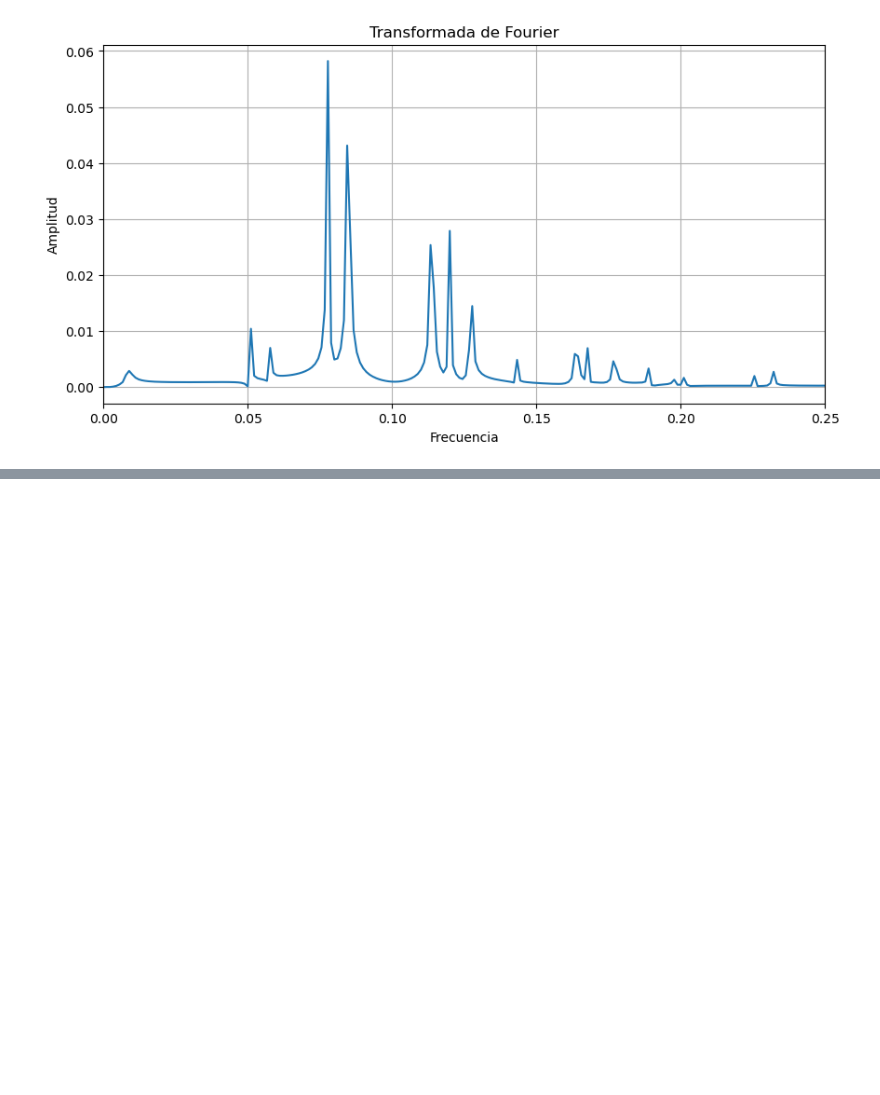
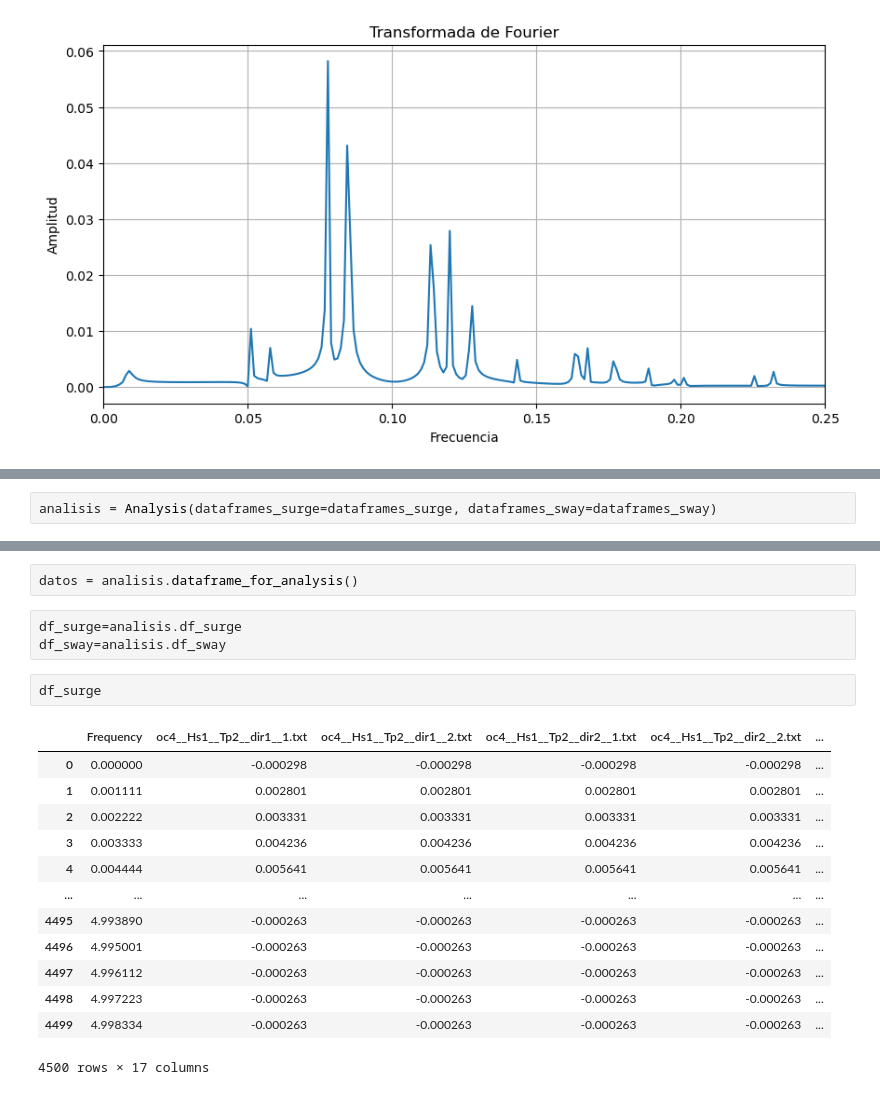
Before and after one commit to arturodmor/Mooring_anomaly_detector, a Jupyter notebook: notebooks/test_class.ipynb, the cells around one changed output, grey strips where cells are left out. Saved outputs shown, nothing was run; the diff lists cells and outputs as text; blank space fills up the shorter version.

```diff
--- a/notebooks/test_class.ipynb
+++ b/notebooks/test_class.ipynb
@@ -146,0 +133,2 @@ plt.grid()
+# %%
+analisis = Analysis(dataframes_surge=dataframes_surge, dataframes_sway=dataframes_sway)
@@ -146,0 +151,21 @@ plt.grid()
+# %%
+datos = analisis.dataframe_for_analysis()
+# %%
+df_surge=analisis.df_surge
+df_sway=analisis.df_sway
+# %%
+df_surge
+# %% [output]
+|  | Frequency | oc4__Hs1__Tp2__dir1__1.txt | oc4__Hs1__Tp2__dir1__2.txt | oc4__Hs1__Tp2__dir2__1.txt | oc4__Hs1__Tp2__dir2__2.txt | ... |
+| 0 | 0.000000 | -0.000298 | -0.000298 | -0.000298 | -0.000298 | ... |
+| 1 | 0.001111 | 0.002801 | 0.002801 | 0.002801 | 0.002801 | ... |
+| 2 | 0.002222 | 0.003331 | 0.003331 | 0.003331 | 0.003331 | ... |
+| 3 | 0.003333 | 0.004236 | 0.004236 | 0.004236 | 0.004236 | ... |
+| 4 | 0.004444 | 0.005641 | 0.005641 | 0.005641 | 0.005641 | ... |
+| ... | ... | ... | ... | ... | ... | ... |
+| 4495 | 4.993890 | -0.000263 | -0.000263 | -0.000263 | -0.000263 | ... |
+| 4496 | 4.995001 | -0.000263 | -0.000263 | -0.000263 | -0.000263 | ... |
+| 4497 | 4.996112 | -0.000263 | -0.000263 | -0.000263 | -0.000263 | ... |
+| 4498 | 4.997223 | -0.000263 | -0.000263 | -0.000263 | -0.000263 | ... |
+| 4499 | 4.998334 | -0.000263 | -0.000263 | -0.000263 | -0.000263 | ... |
+4500 rows × 17 columns
```
Also changed, not shown: parts of 9 cells of this notebook, 1 other file.
